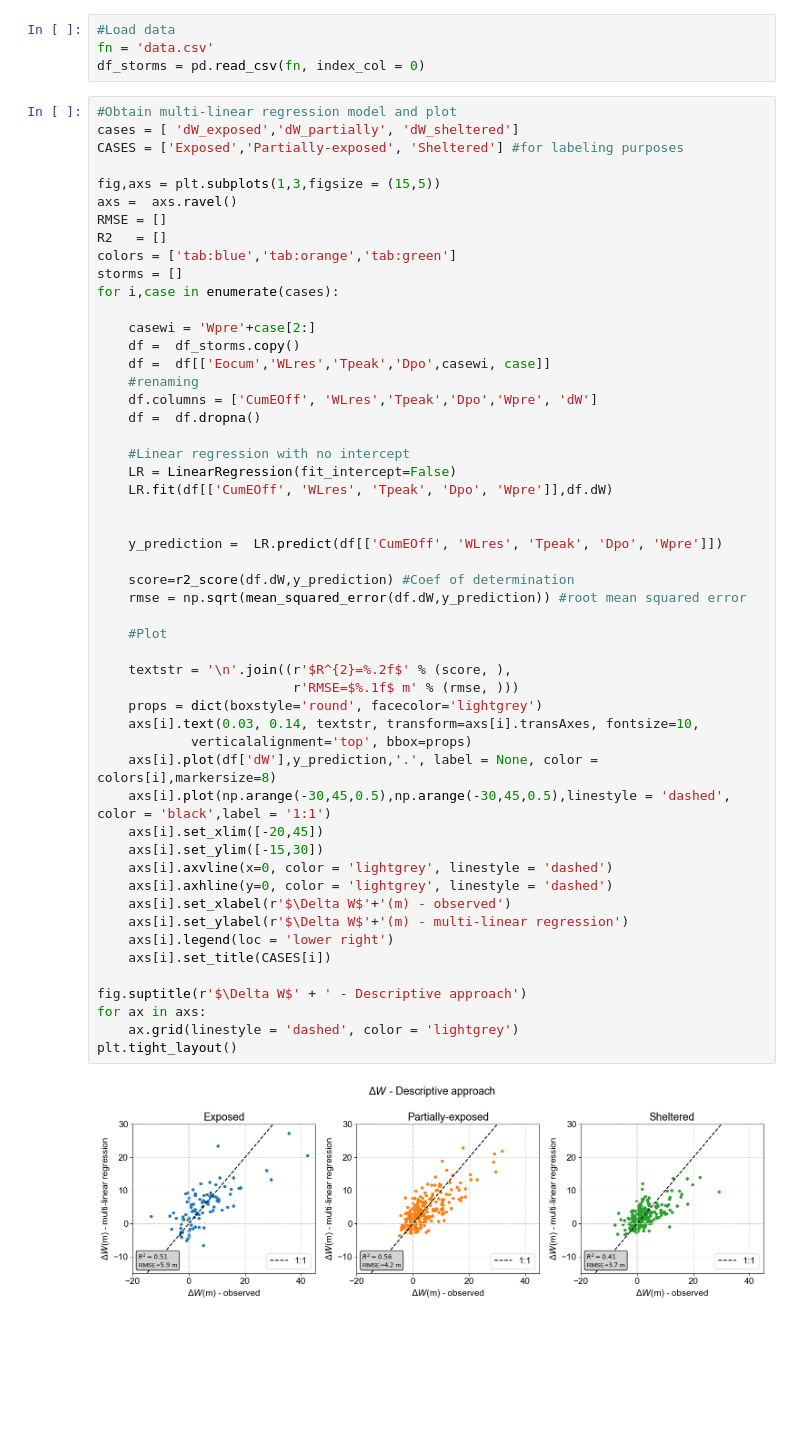
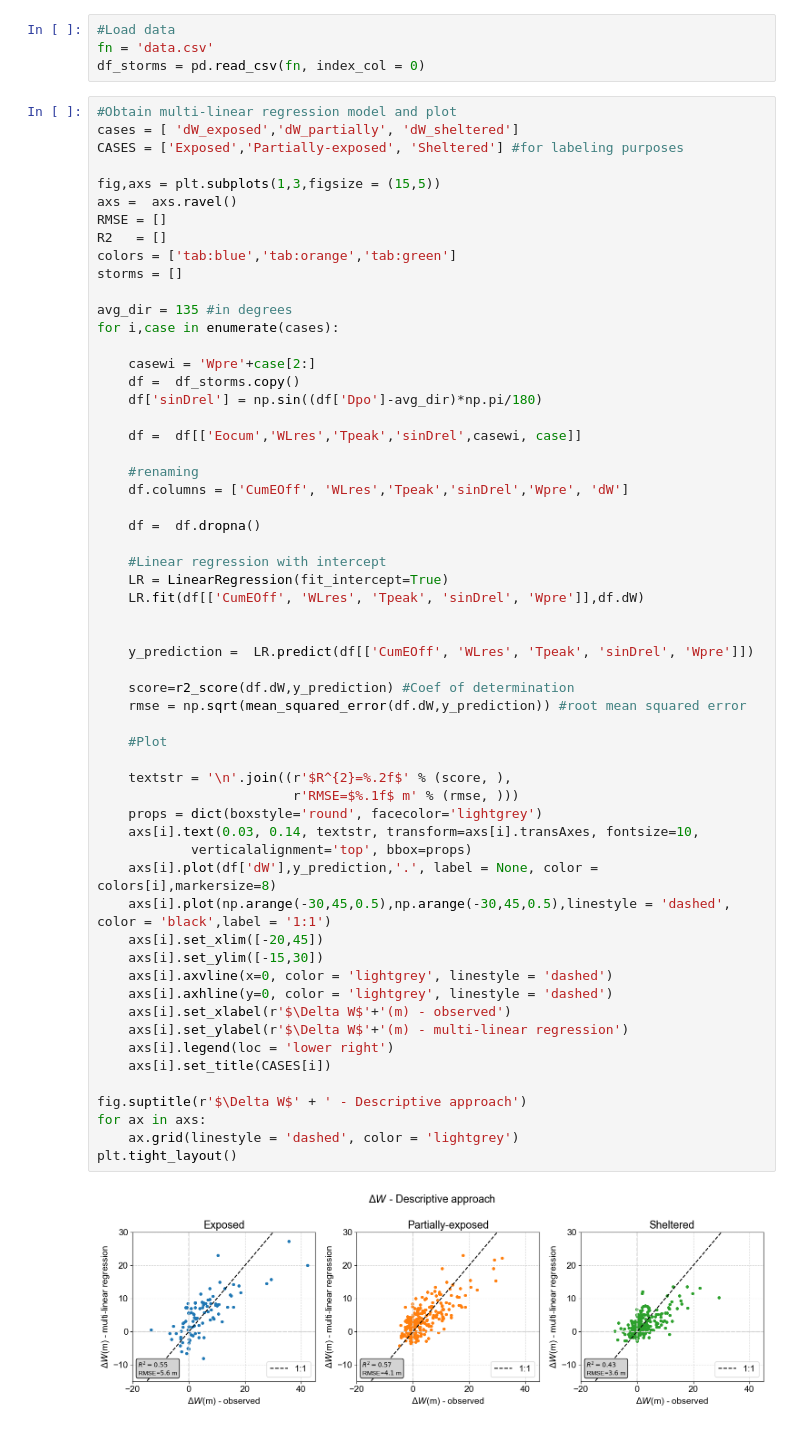
Before and after one commit to raiibacetav/data-driven-storm-erosion, a Jupyter notebook: stormerosion-multi-linear_regression.ipynb, the cells around one changed output. Cells and saved outputs as stored; diff of their text form; blank space fills up the shorter version.

```diff
--- a/stormerosion-multi-linear_regression.ipynb
+++ b/stormerosion-multi-linear_regression.ipynb
@@ -30,46 +31,52 @@ RMSE = []
 R2   = []
 colors = ['tab:blue','tab:orange','tab:green']
 storms = []
+
+avg_dir = 135 #in degrees
 for i,case in enumerate(cases):
 
     casewi = 'Wpre'+case[2:]
     df =  df_storms.copy()
-    df =  df[['Eocum','WLres','Tpeak','Dpo',casewi, case]]
+    df['sinDrel'] = np.sin((df['Dpo']-avg_dir)*np.pi/180)
+
+    df =  df[['Eocum','WLres','Tpeak','sinDrel',casewi, case]]
+
     #renaming
-    df.columns = ['CumEOff', 'WLres','Tpeak','Dpo','Wpre', 'dW']
+    df.columns = ['CumEOff', 'WLres','Tpeak','sinDrel','Wpre', 'dW']
+
     df =  df.dropna()
 
-    #Linear regression with no intercept
-    LR = LinearRegression(fit_intercept=False)
-    LR.fit(df[['CumEOff', 'WLres', 'Tpeak', 'Dpo', 'Wpre']],df.dW)
+    #Linear regression with intercept
+    LR = LinearRegression(fit_intercept=True)
+    LR.fit(df[['CumEOff', 'WLres', 'Tpeak', 'sinDrel', 'Wpre']],df.dW)
 
 
-    y_prediction =  LR.predict(df[['CumEOff', 'WLres', 'Tpeak', 'Dpo', 'Wpre']])
+    y_prediction =  LR.predict(df[['CumEOff', 'WLres', 'Tpeak', 'sinDrel', 'Wpre']])
 
     score=r2_score(df.dW,y_prediction) #Coef of determination
     rmse = np.sqrt(mean_squared_error(df.dW,y_prediction)) #root mean squared error
 
     #Plot
 
     textstr = '\n'.join((r'$R^{2}=%.2f$' % (score, ),
                          r'RMSE=$%.1f$ m' % (rmse, )))
     props = dict(boxstyle='round', facecolor='lightgrey')
     axs[i].text(0.03, 0.14, textstr, transform=axs[i].transAxes, fontsize=10,
             verticalalignment='top', bbox=props)
     axs[i].plot(df['dW'],y_prediction,'.', label = None, color = colors[i],markersize=8)
     axs[i].plot(np.arange(-30,45,0.5),np.arange(-30,45,0.5),linestyle = 'dashed', color = 'black',label = '1:1')
     axs[i].set_xlim([-20,45])
     axs[i].set_ylim([-15,30])
     axs[i].axvline(x=0, color = 'lightgrey', linestyle = 'dashed')
     axs[i].axhline(y=0, color = 'lightgrey', linestyle = 'dashed')
     axs[i].set_xlabel(r'$\Delta W$'+'(m) - observed')
     axs[i].set_ylabel(r'$\Delta W$'+'(m) - multi-linear regression')
     axs[i].legend(loc = 'lower right')
     axs[i].set_title(CASES[i])
 
 fig.suptitle(r'$\Delta W$' + ' - Descriptive approach')
 for ax in axs:
     ax.grid(linestyle = 'dashed', color = 'lightgrey')
 plt.tight_layout()
 # %% [output]
-[figure, old version]
+[figure, new version]
```
Also changed, not shown: parts of 1 cell of this notebook.
